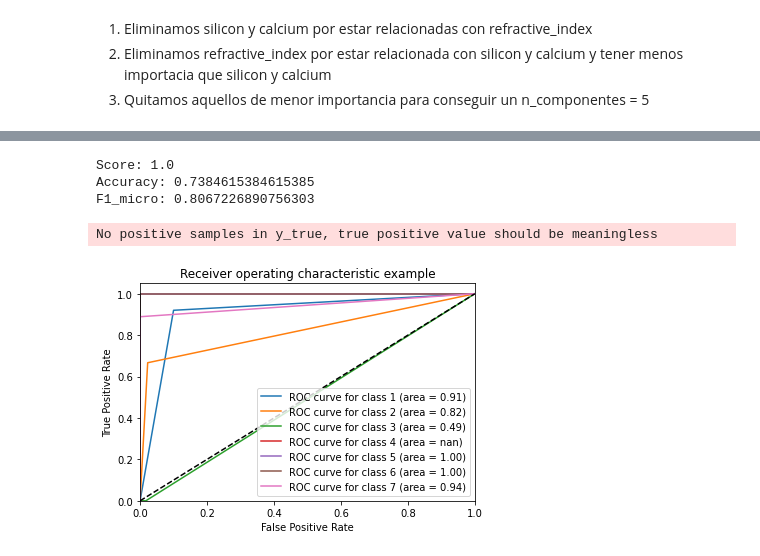
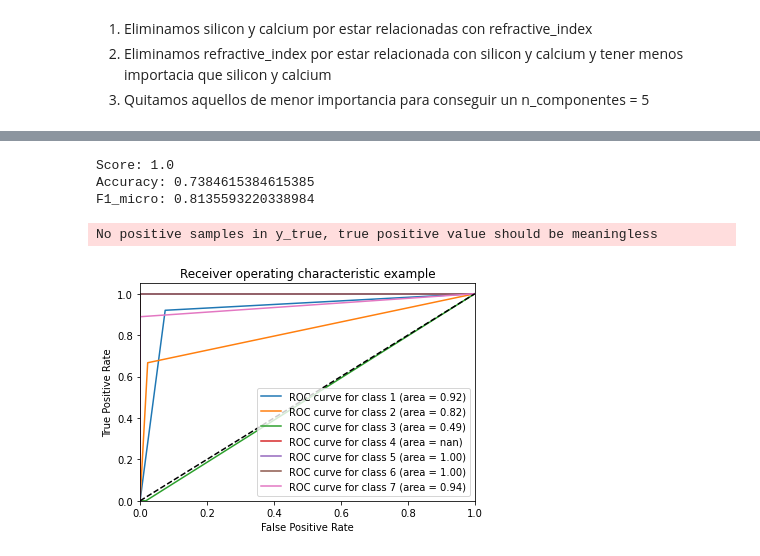
Before and after one commit to vicentbas/ia3_uv, a Jupyter notebook: Hunger_games_RF_V2.ipynb, the cells around one changed output, grey strips where cells are left out. Cells and saved outputs as stored; diff of their text form; code cells hidden in the pictures.

```diff
--- a/Hunger_games_RF_V2.ipynb
+++ b/Hunger_games_RF_V2.ipynb
@@ -161,7 +161,7 @@ roc_auc = dict()
 def launch_model(feature_, n_estimators_, random_state_):
   X_selected_features = dataframe[feature_] # Features
   X_train, X_test, y_train, y_test = train_test_split(X_selected_features, y, test_size=0.3, random_state=1)
-  model = RandomForestClassifier(n_estimators=200,random_state=30,criterion="gini")
+  model = RandomForestClassifier(n_estimators=n_estimators_,random_state=random_state_,criterion="gini")
   clf = model.fit(X_train, y_train)
   y_score = clf.predict(X_test)
 
@@ -184,4 +184,8 @@ def launch_model(feature_, n_estimators_, random_state_):
   plt.title('Receiver operating characteristic example')
   plt.legend(loc="lower right")
   plt.show()
+  import pickle
+  # save the model to disk
+  filename = 'save_model.pkl'
+  pickle.dump(model, open(filename, 'wb'))
 # %%
@@ -195,9 +193,9 @@ No positive samples in y_true, true positive value should be meaningless
 # %%
-launch_model(feature_cols_op3,400,42)
+launch_model(feature_cols_op3,1200,42)
 # %% [output]
 Score: 1.0
 Accuracy: 0.7384615384615385
-F1_micro: 0.8067226890756303
+F1_micro: 0.8135593220338984
 No positive samples in y_true, true positive value should be meaningless
-[figure, old version]
+[figure, new version]
 # %%
```
Also changed, not shown: parts of 2 cells of this notebook.
